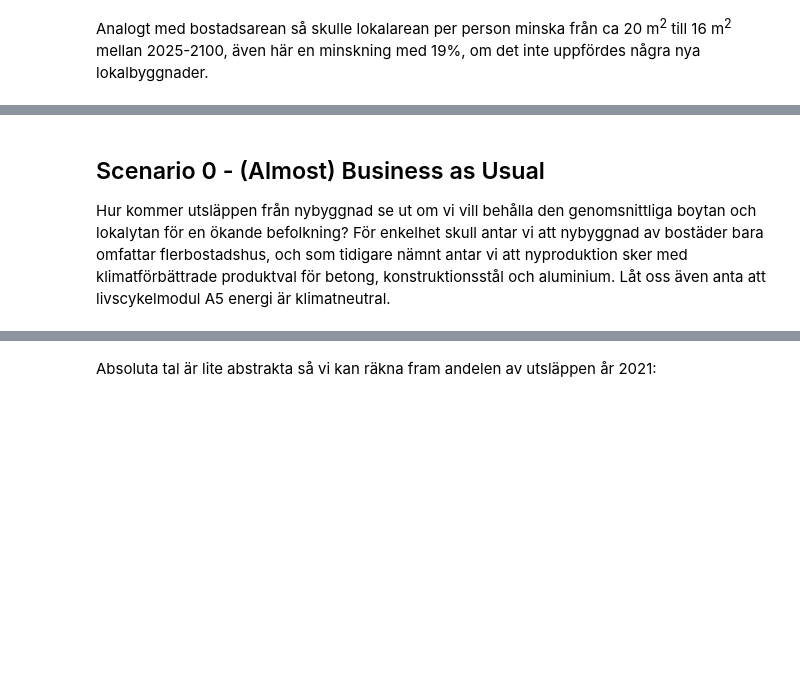
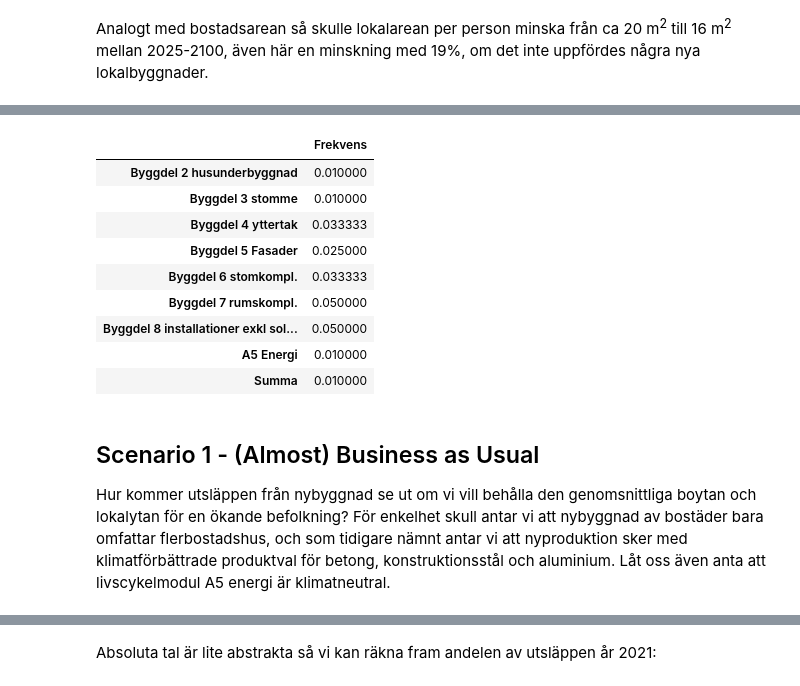
Before and after one commit to handmadethings/climate-impact-real-estate-se, a Jupyter notebook: climate-impact-re-se.ipynb, the cells around one changed output, grey strips where cells are left out. Saved outputs shown, nothing was run; the diff lists cells and outputs as text; code cells hidden in the pictures; blank space fills up the shorter version.

```diff
--- a/climate-impact-re-se.ipynb
+++ b/climate-impact-re-se.ipynb
@@ -182,5 +196,20 @@ Analogt med bostadsarean så skulle lokalarean per person minska från ca 20 m<s
+# %%
+frequency_data = {'Frekvens': [1/100, 1/100, 1/30, 1/40, 1/30, 1/20, 1/20, 1/100, 1/100],}
+df_frequency = pd.DataFrame(data=frequency_data, index=['Byggdel 2 husunderbyggnad', 'Byggdel 3 stomme', 'Byggdel 4 yttertak', 'Byggdel 5 Fasader', 'Byggdel 6 stomkompl.', 'Byggdel 7 rumskompl.', 'Byggdel 8 installationer exkl solceller', 'A5 Energi', 'Summa'])
+df_frequency
+# %% [output]
+|  | Frekvens |
+| Byggdel 2 husunderbyggnad | 0.010000 |
+| Byggdel 3 stomme | 0.010000 |
+| Byggdel 4 yttertak | 0.033333 |
+| Byggdel 5 Fasader | 0.025000 |
+| Byggdel 6 stomkompl. | 0.033333 |
+| Byggdel 7 rumskompl. | 0.050000 |
+| Byggdel 8 installationer exkl sol... | 0.050000 |
+| A5 Energi | 0.010000 |
+| Summa | 0.010000 |
 # %% [markdown]
-## Scenario 0 - (Almost) Business as Usual
+## Scenario 1 - (Almost) Business as Usual
 Hur kommer utsläppen från nybyggnad se ut om vi vill behålla den genomsnittliga boytan och lokalytan för en ökande befolkning? För enkelhet skull antar vi att nybyggnad av bostäder bara omfattar flerbostadshus, och som tidigare nämnt antar vi att nyproduktion sker med klimatförbättrade produktval för betong, konstruktionsstål och aluminium. Låt oss även anta att livscykelmodul A5 energi är klimatneutral.
 # %%
 df_emissions_new_apartments_tonne = df_population_total_increase * 37 * (df_climatedata.loc['Summa', 'Flerbostadshus'] - df_climatedata.loc['A5 Energi', 'Flerbostadshus']) / 1000
```
Also changed, not shown: parts of 8 cells of this notebook.
